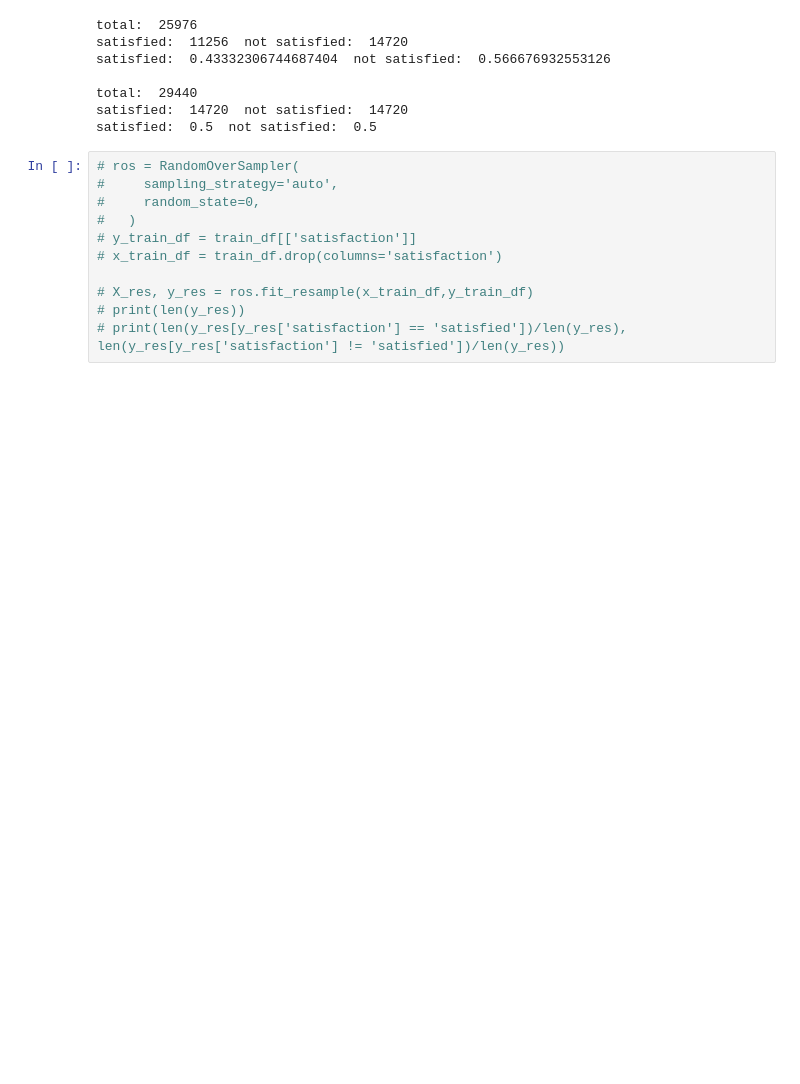
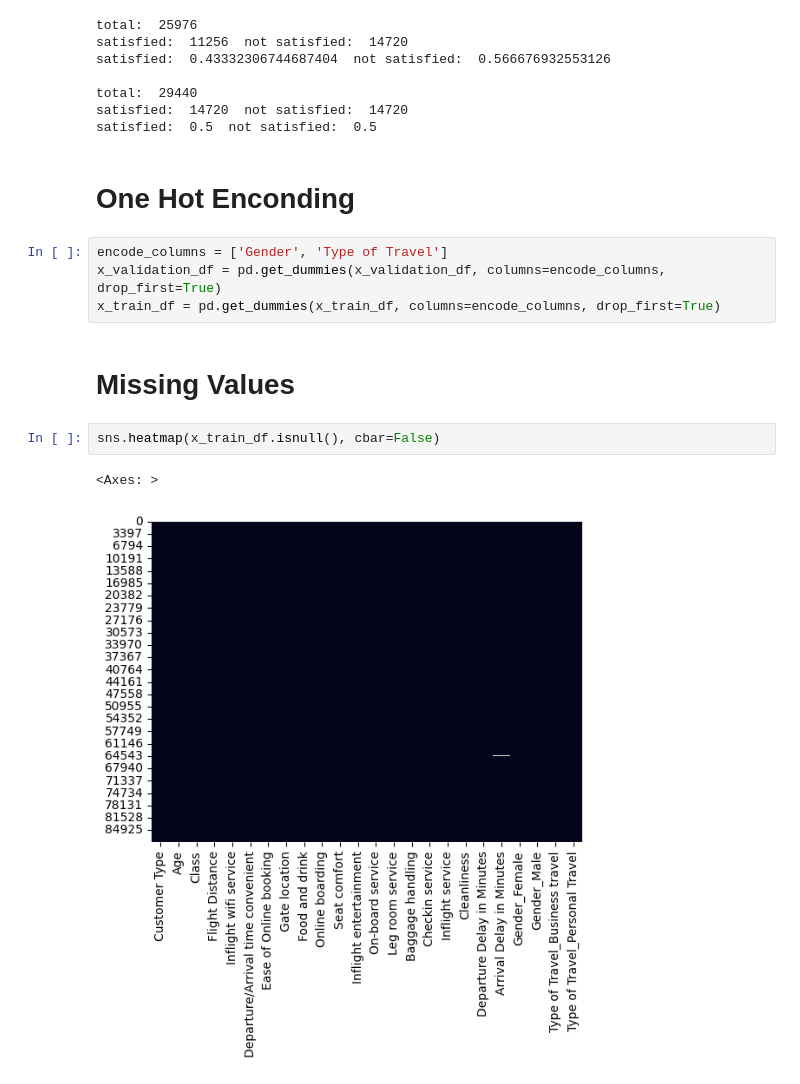
Before and after one commit to Charlesbr101/projeto-redes-neurais, a Jupyter notebook: main.ipynb, the cells around one changed output. Cells and saved outputs as stored; diff of their text form; blank space fills up the shorter version.

```diff
--- a/main.ipynb
+++ b/main.ipynb
@@ -73,14 +80,16 @@ satisfied:  0.43332306744687404  not satisfied:  0.566676932553126
 total:  29440
 satisfied:  14720  not satisfied:  14720
 satisfied:  0.5  not satisfied:  0.5
-# %%
-# ros = RandomOverSampler(
-#     sampling_strategy='auto',
-#     random_state=0,
-#   )
-# y_train_df = train_df[['satisfaction']]
-# x_train_df = train_df.drop(columns='satisfaction')
-
-# X_res, y_res = ros.fit_resample(x_train_df,y_train_df)
-# print(len(y_res))
-# print(len(y_res[y_res['satisfaction'] == 'satisfied'])/len(y_res), len(y_res[y_res['satisfaction'] != 'satisfied'])/len(y_res))
+# %% [markdown]
+# One Hot Enconding
+# %%
+encode_columns = ['Gender', 'Type of Travel']
+x_validation_df = pd.get_dummies(x_validation_df, columns=encode_columns, drop_first=True)
+x_train_df = pd.get_dummies(x_train_df, columns=encode_columns, drop_first=True)
+# %% [markdown]
+# Missing Values
+# %%
+sns.heatmap(x_train_df.isnull(), cbar=False)
+# %% [output]
+<Axes: >
+[figure, added]
```
Also changed, not shown: parts of 3 cells of this notebook.
